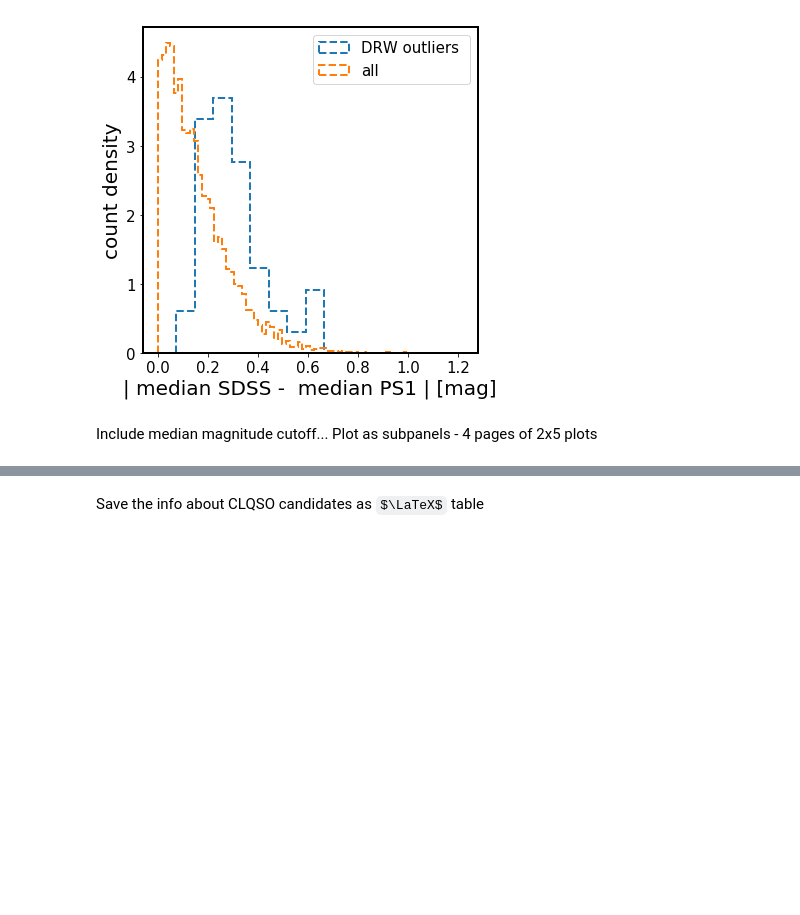
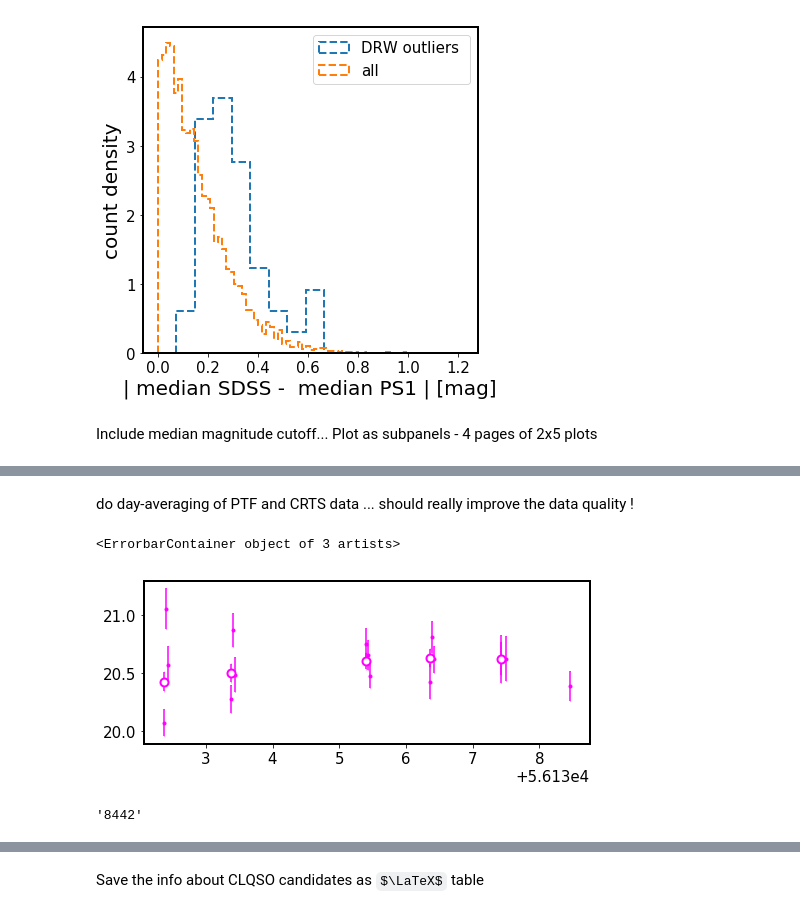
Before and after one commit to suberlak/PS1_SDSS_CRTS, a Jupyter notebook: code2/Explore_SDSS_PS1_lightcurves.ipynb, the cells around one changed output, grey strips where cells are left out. Cells and saved outputs as stored; diff of their text form; code cells hidden in the pictures; some formulas as TeX source; blank space fills up the shorter version.

```diff
--- a/code2/Explore_SDSS_PS1_lightcurves.ipynb
+++ b/code2/Explore_SDSS_PS1_lightcurves.ipynb
@@ -696,0 +823,22 @@ def print_lc_page(ds, page):
+# %% [markdown]
+do day-averaging of PTF and CRTS data ... should really improve the data quality !
+# %%
+
+
+# plot before day-averaging
+fig,ax = plt.subplots(1,1,figsize=(8,3))
+ax.errorbar(lc['mjd'], lc['mag'],
+             lc['magerr'], fmt=".", capsize=0.2, label=labels[j],
+             c = colors[j])
+
+# plot after day-averaging
+ax.errorbar(lcU['mjd'], lcU['avgmag'], lcU['avgerr'],
+               fmt="o", capsize=0.2, markersize=8,
+             c = colors[j], mfc='white', mew=2 , label='')
+# %% [output]
+<ErrorbarContainer object of 3 artists>
+[figure, added]
+# %%
+lcname[:-4]
+# %% [output]
+'8442'
```
Also changed, not shown: parts of 79 cells of this notebook.
